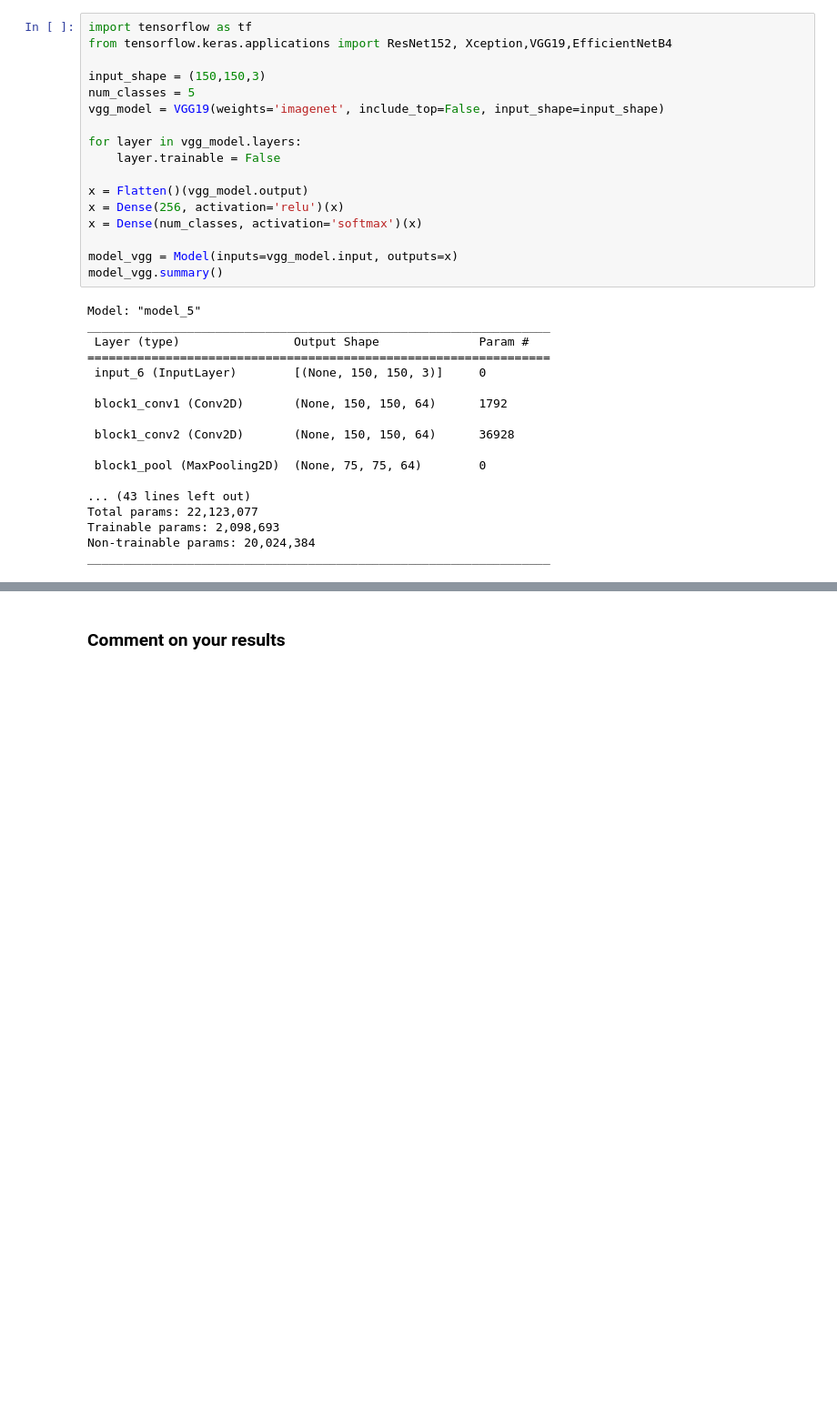
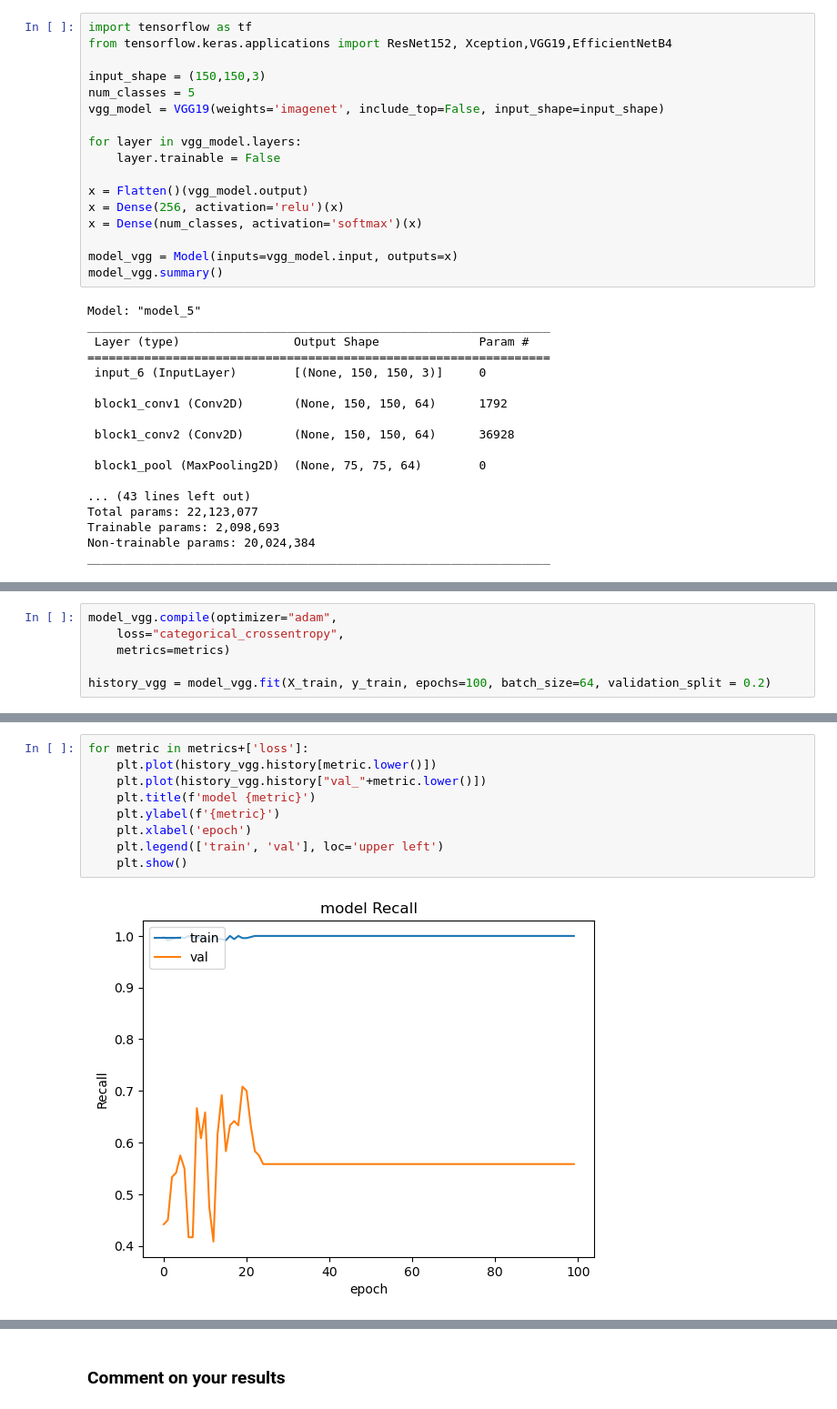
Before and after one commit to Tony363/CIS4526, a Jupyter notebook: cis-4526-sp23-homework-4.ipynb, the cells around one changed output, grey strips where cells are left out. Shown at 91% size. Cells and saved outputs as stored; diff of their text form; blank space fills up the shorter version.

```diff
--- a/cis-4526-sp23-homework-4.ipynb
+++ b/cis-4526-sp23-homework-4.ipynb
@@ -878,0 +881,6 @@ Test precision: 0.908
+# %%
+model_vgg.compile(optimizer="adam",
+    loss="categorical_crossentropy",
+    metrics=metrics)
+
+history_vgg = model_vgg.fit(X_train, y_train, epochs=100, batch_size=64, validation_split = 0.2)
@@ -878,0 +905,11 @@ Test precision: 0.908
+# %%
+for metric in metrics+['loss']:
+    plt.plot(history_vgg.history[metric.lower()])
+    plt.plot(history_vgg.history["val_"+metric.lower()])
+    plt.title(f'model {metric}')
+    plt.ylabel(f'{metric}')
+    plt.xlabel('epoch')
+    plt.legend(['train', 'val'], loc='upper left')
+    plt.show()
+# %% [output]
+[figure, added]
```
Also changed, not shown: parts of 26 cells of this notebook.
